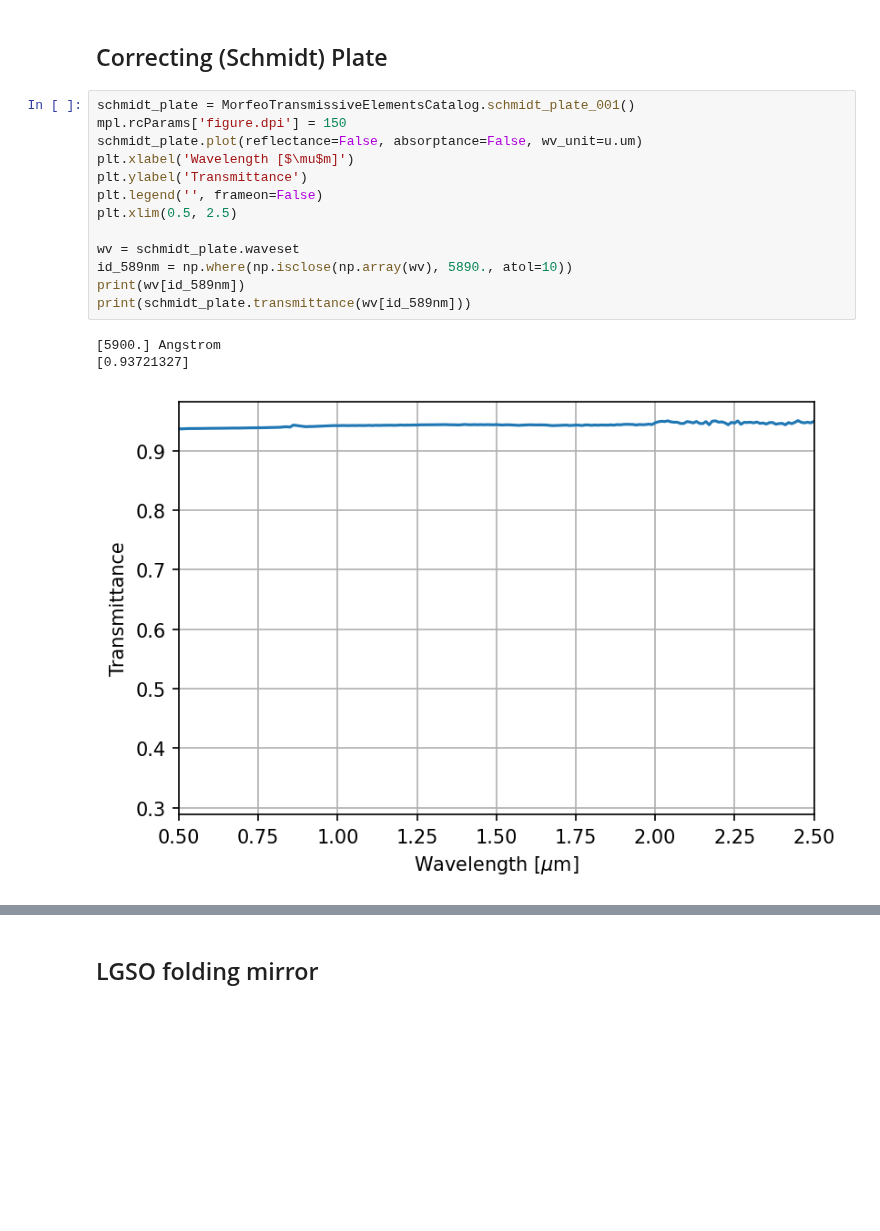
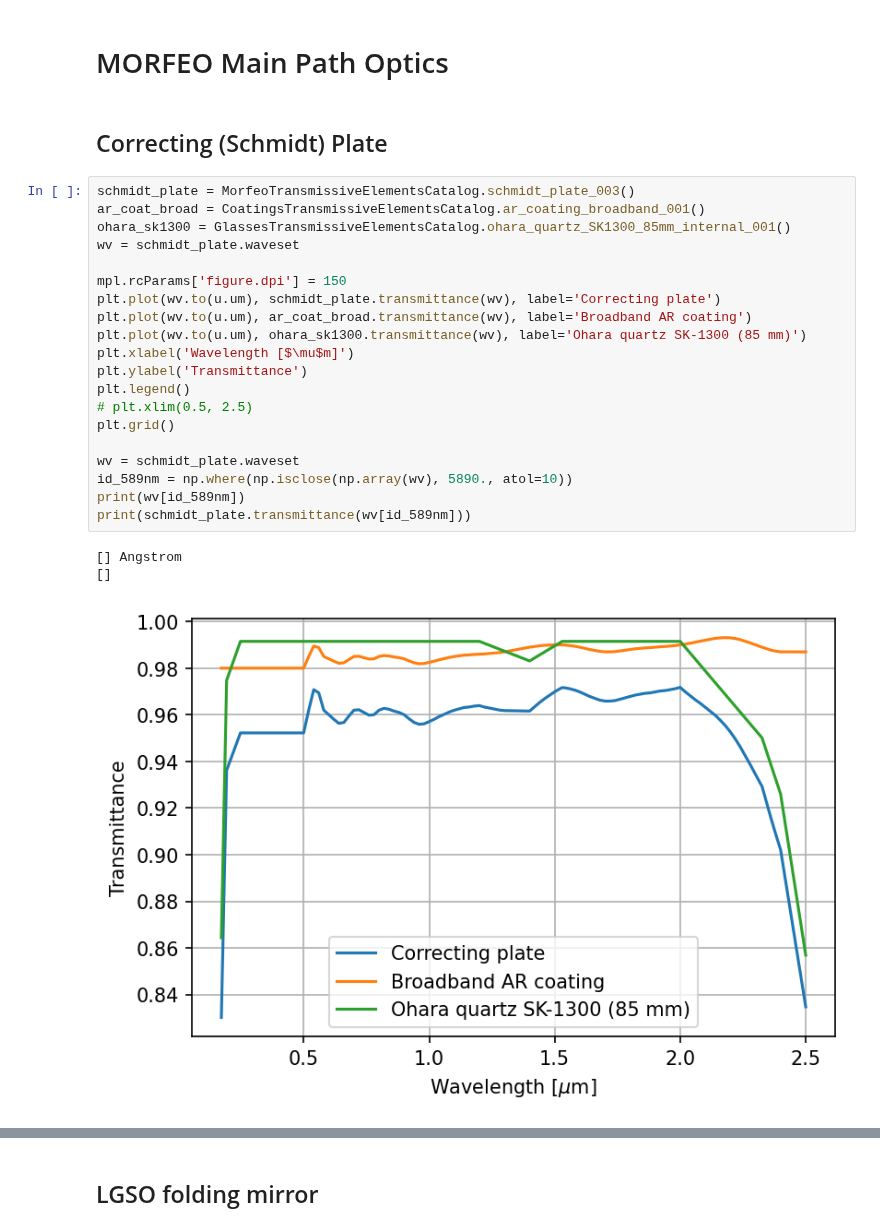
Before and after one commit to ArcetriAdaptiveOptics/arte, a Jupyter notebook: notebook/photometry/morfeo_transmissive_elements.ipynb, the cells around one changed output, grey strips where cells are left out. Saved outputs shown, nothing was run; the diff lists cells and outputs as text; blank space fills up the shorter version.

Commit message:
Update notebook on morfeo throughput

```diff
--- a/notebook/photometry/morfeo_transmissive_elements.ipynb
+++ b/notebook/photometry/morfeo_transmissive_elements.ipynb
@@ -13,19 +16,28 @@ from arte.photometry.transmissive_elements_catalogs import MorfeoTransmissiveEle
-# %% [markdown]
-## Correcting (Schmidt) Plate
+# %% [markdown]
+# MORFEO Main Path Optics
+# %% [markdown]
+## Correcting (Schmidt) Plate
 # %%
-schmidt_plate = MorfeoTransmissiveElementsCatalog.schmidt_plate_001()
+schmidt_plate = MorfeoTransmissiveElementsCatalog.schmidt_plate_003()
+ar_coat_broad = CoatingsTransmissiveElementsCatalog.ar_coating_broadband_001()
+ohara_sk1300 = GlassesTransmissiveElementsCatalog.ohara_quartz_SK1300_85mm_internal_001()
+wv = schmidt_plate.waveset
+
 mpl.rcParams['figure.dpi'] = 150
-schmidt_plate.plot(reflectance=False, absorptance=False, wv_unit=u.um)
+plt.plot(wv.to(u.um), schmidt_plate.transmittance(wv), label='Correcting plate')
+plt.plot(wv.to(u.um), ar_coat_broad.transmittance(wv), label='Broadband AR coating')
+plt.plot(wv.to(u.um), ohara_sk1300.transmittance(wv), label='Ohara quartz SK-1300 (85 mm)')
 plt.xlabel('Wavelength [$\mu$m]')
 plt.ylabel('Transmittance')
-plt.legend('', frameon=False)
-plt.xlim(0.5, 2.5)
+plt.legend()
+# plt.xlim(0.5, 2.5)
+plt.grid()
 
 wv = schmidt_plate.waveset
 id_589nm = np.where(np.isclose(np.array(wv), 5890., atol=10))
 print(wv[id_589nm])
 print(schmidt_plate.transmittance(wv[id_589nm]))
 # %% [output]
-[5900.] Angstrom
-[0.93721327]
+[] Angstrom
+[]
-[figure, old version]
+[figure, new version]
```
Also changed, not shown: parts of 40 cells of this notebook.
